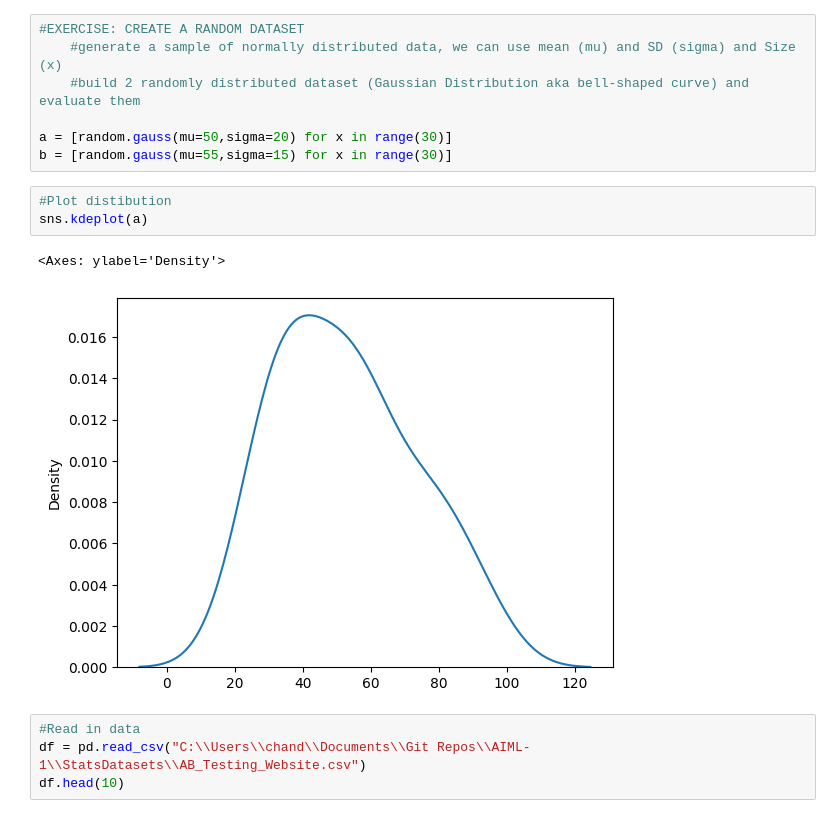
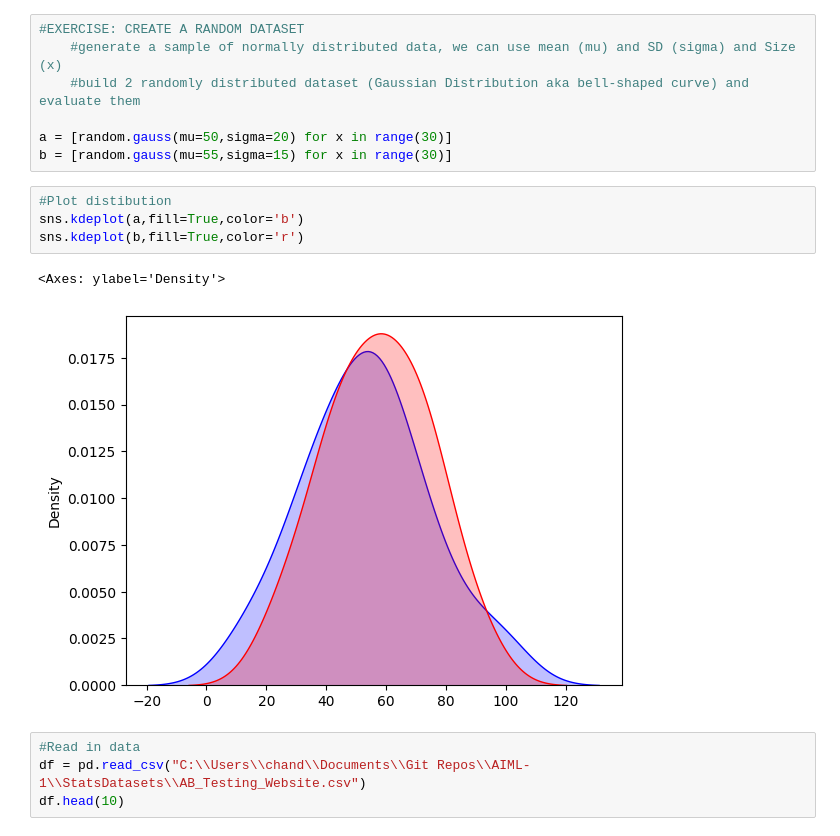
Before and after one commit to chai923/AIML, a Jupyter notebook: 240218-AIML-lecture_stattesting.ipynb, the cells around one changed output. Saved outputs shown, nothing was run; the diff lists cells and outputs as text.

```diff
--- a/240218-AIML-lecture_stattesting.ipynb
+++ b/240218-AIML-lecture_stattesting.ipynb
@@ -71,10 +79,11 @@ a = [random.gauss(mu=50,sigma=20) for x in range(30)]
 b = [random.gauss(mu=55,sigma=15) for x in range(30)]
 # %%
 #Plot distibution
-sns.kdeplot(a)
+sns.kdeplot(a,fill=True,color='b')
+sns.kdeplot(b,fill=True,color='r')
 # %% [output]
 <Axes: ylabel='Density'>
-[figure, old version]
+[figure, new version]
 # %%
 #Read in data
 df = pd.read_csv("C:\\Users\\chand\\Documents\\Git Repos\\AIML-1\\StatsDatasets\\AB_Testing_Website.csv")
```
Also changed, not shown: parts of 1 cell of this notebook.
